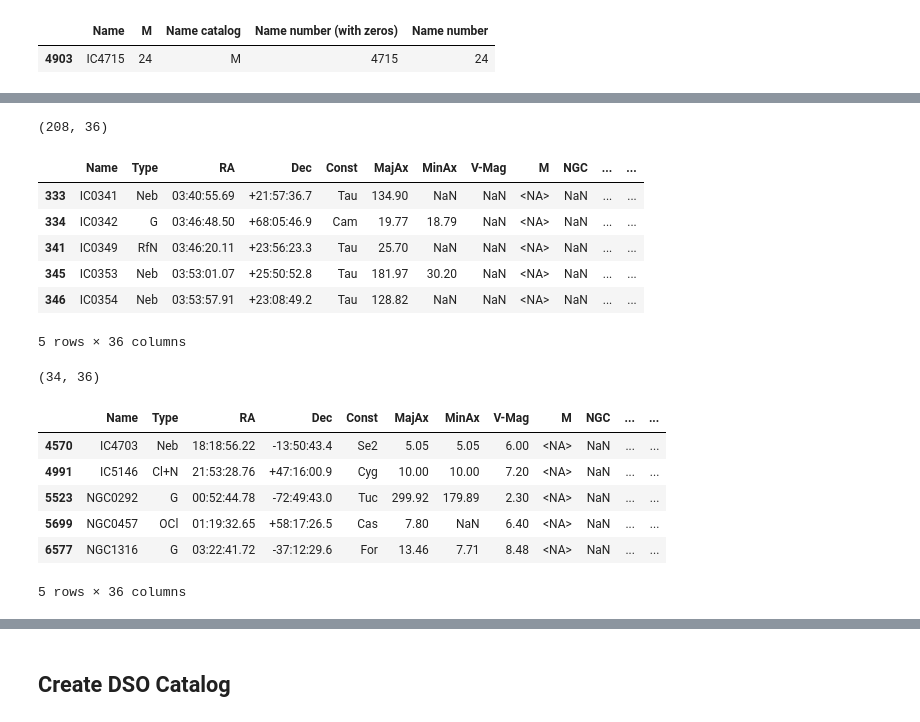
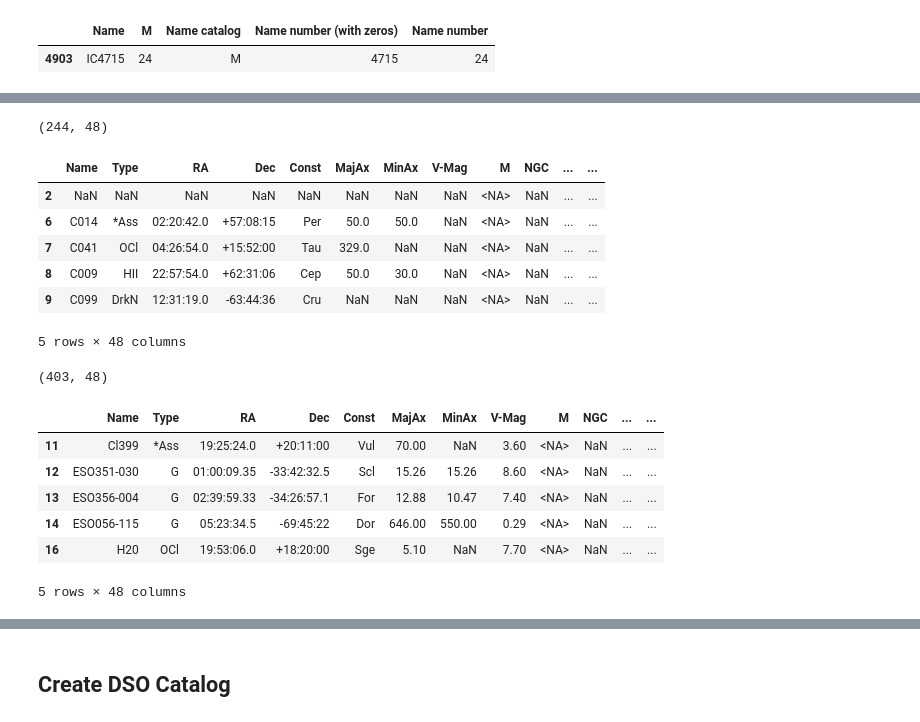
Before and after one commit to stevejcl/dwarfium, a Jupyter notebook: notebooks/5_create_catalogues.ipynb, the cells around one changed output, grey strips where cells are left out. Cells and saved outputs as stored; diff of their text form; code cells hidden in the pictures.

```diff
--- a/notebooks/5_create_catalogues.ipynb
+++ b/notebooks/5_create_catalogues.ipynb
@@ -196,0 +187,17 @@ merge_df[merge_df['Name']=='IC4715'][['Name', 'Name number']]
+# %%
+# best500 is file containing the bedt 500 DSO
+
+best500_df = pd.read_csv(best_500dso_path, usecols=best500_columns_modif)
+best500_df.rename(columns={'MAG': 'MAG_500'}, inplace=True)
+
+merge2_df = merge_df.merge(best500_df,
+                    left_on='Name normalized', right_on='Name normalized',
+                    how='outer' , suffixes=[None, '_500'])
+
+merge2_df['Name number'] = merge2_df['Name number'].astype(pd.Int64Dtype())
+
+log_df(merge2_df)
+# (13366, 47)
+
+# tmp file for control
+#merge2_df.to_csv(best_500dso_path_merge, index=False)
@@ -197,15 +213,17 @@ merge_df[merge_df['Name']=='IC4715'][['Name', 'Name number']]
 # %%
-filter_df = merge_df.copy()
+filter_df = merge2_df.copy()
 
 size_limit = 15
-mag_limit = 12
+mag_limit = 10
 
 size_bool = (filter_df['MajAx'] >= size_limit) | (filter_df['MinAx'] >= size_limit)
 
+size_b500 = (filter_df['MAX SZ'] >= size_limit) | (filter_df['MIN SZ'] >= size_limit)
+
 # filter_df = filter_df[size_bool]
-filter_df = filter_df[(size_bool) | (filter_df['mike'] == True)]
+filter_df = filter_df[(size_bool) | (filter_df['mike'] == True) | (size_b500)]
 
-filter_df = filter_df[(filter_df['V-Mag'] <= mag_limit) | filter_df['V-Mag'].isna()]
+filter_df = filter_df[(filter_df['V-Mag'] <= mag_limit) | (filter_df['MAG_500'] <= str(mag_limit)) | filter_df['V-Mag'].isna() | filter_df['MAG_500'].isna()]
 # filter_df = filter_df[filter_df['V-Mag'] <= mag_limit]
 filter_df['Notes'] = 'large_dso'
 
@@ -214,42 +232,45 @@ filter_df = filter_df[(filter_df['Type'] != '*')]
 
 
 log_df(filter_df)
+# (244, 48) size 15 + NA, mag 10,  mike, best 500
+
 # (208, 35) size 15 + NA, mag 10,  mike
 # (137, 35) size 15 + NA, mag 10
 # (122, 35) size 15,  mag 10, mike
 # (66, 35) size 15, mag 10
 # (201, 35) size 15 + NA, mag 9,  mike
 # %% [output]
-(208, 36)
+(244, 48)
 |  | Name | Type | RA | Dec | Const | MajAx | MinAx | V-Mag | M | NGC | ... | ... |
-| 333 | IC0341 | Neb | 03:40:55.69 | +21:57:36.7 | Tau | 134.90 | NaN | NaN | <NA> | NaN | ... | ... |
-| 334 | IC0342 | G | 03:46:48.50 | +68:05:46.9 | Cam | 19.77 | 18.79 | NaN | <NA> | NaN | ... | ... |
-| 341 | IC0349 | RfN | 03:46:20.11 | +23:56:23.3 | Tau | 25.70 | NaN | NaN | <NA> | NaN | ... | ... |
-| 345 | IC0353 | Neb | 03:53:01.07 | +25:50:52.8 | Tau | 181.97 | 30.20 | NaN | <NA> | NaN | ... | ... |
-| 346 | IC0354 | Neb | 03:53:57.91 | +23:08:49.2 | Tau | 128.82 | NaN | NaN | <NA> | NaN | ... | ... |
+| 2 | NaN | NaN | NaN | NaN | NaN | NaN | NaN | NaN | <NA> | NaN | ... | ... |
+| 6 | C014 | *Ass | 02:20:42.0 | +57:08:15 | Per | 50.0 | 50.0 | NaN | <NA> | NaN | ... | ... |
+| 7 | C041 | OCl | 04:26:54.0 | +15:52:00 | Tau | 329.0 | NaN | NaN | <NA> | NaN | ... | ... |
+| 8 | C009 | HII | 22:57:54.0 | +62:31:06 | Cep | 50.0 | 30.0 | NaN | <NA> | NaN | ... | ... |
+| 9 | C099 | DrkN | 12:31:19.0 | -63:44:36 | Cru | NaN | NaN | NaN | <NA> | NaN | ... | ... |
-5 rows × 36 columns
+5 rows × 48 columns
 # %%
-filter2_df = merge_df.copy()
+filter2_df = merge2_df.copy()
 
 size_limit = 1
 mag_limit = 10
 
 size2_bool = (filter2_df['MajAx'] > size_limit) | (filter2_df['MinAx'] > size_limit)
 
-filter2_df = filter2_df[(size2_bool) & (filter2_df['mike'].isna())]
-filter2_df = filter2_df[filter2_df['Common names'].notna()]
-filter2_df = filter2_df[filter2_df['V-Mag'] <= mag_limit]
+size2_b500 = (filter_df['MAX SZ'] >= size_limit) | (filter_df['MIN SZ'] >= size_limit)
+
+filter2_df = filter2_df[((size2_bool) | (size2_b500)) & (filter2_df['mike'].isna())]
+filter2_df = filter2_df[(filter2_df['V-Mag'] <= mag_limit) | (filter2_df['MAG_500'] <= str(mag_limit))]
 
 filter2_df['Notes'] = 'small_dso'
 
 log_df(filter2_df)
-# (34, 36)
+# (403, 48)
 # %% [output]
-(34, 36)
+(403, 48)
 |  | Name | Type | RA | Dec | Const | MajAx | MinAx | V-Mag | M | NGC | ... | ... |
-| 4570 | IC4703 | Neb | 18:18:56.22 | -13:50:43.4 | Se2 | 5.05 | 5.05 | 6.00 | <NA> | NaN | ... | ... |
-| 4991 | IC5146 | Cl+N | 21:53:28.76 | +47:16:00.9 | Cyg | 10.00 | 10.00 | 7.20 | <NA> | NaN | ... | ... |
-| 5523 | NGC0292 | G | 00:52:44.78 | -72:49:43.0 | Tuc | 299.92 | 179.89 | 2.30 | <NA> | NaN | ... | ... |
-| 5699 | NGC0457 | OCl | 01:19:32.65 | +58:17:26.5 | Cas | 7.80 | NaN | 6.40 | <NA> | NaN | ... | ... |
-| 6577 | NGC1316 | G | 03:22:41.72 | -37:12:29.6 | For | 13.46 | 7.71 | 8.48 | <NA> | NaN | ... | ... |
+| 11 | Cl399 | *Ass | 19:25:24.0 | +20:11:00 | Vul | 70.00 | NaN | 3.60 | <NA> | NaN | ... | ... |
+| 12 | ESO351-030 | G | 01:00:09.35 | -33:42:32.5 | Scl | 15.26 | 15.26 | 8.60 | <NA> | NaN | ... | ... |
+| 13 | ESO356-004 | G | 02:39:59.33 | -34:26:57.1 | For | 12.88 | 10.47 | 7.40 | <NA> | NaN | ... | ... |
+| 14 | ESO056-115 | G | 05:23:34.5 | -69:45:22 | Dor | 646.00 | 550.00 | 0.29 | <NA> | NaN | ... | ... |
+| 16 | H20 | OCl | 19:53:06.0 | +18:20:00 | Sge | 5.10 | NaN | 7.70 | <NA> | NaN | ... | ... |
-5 rows × 36 columns
+5 rows × 48 columns
```
Also changed, not shown: parts of 47 cells of this notebook, 6 other files.
